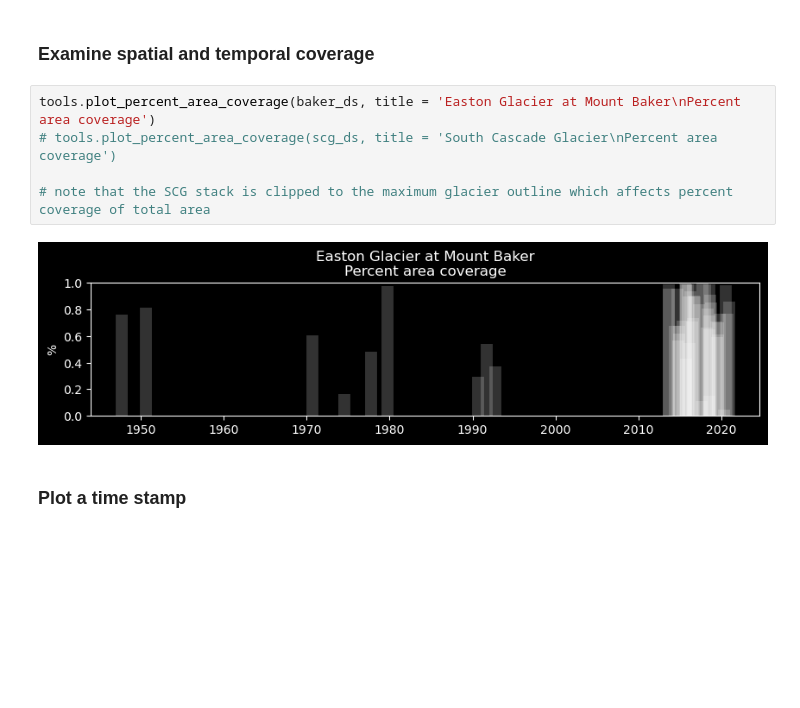
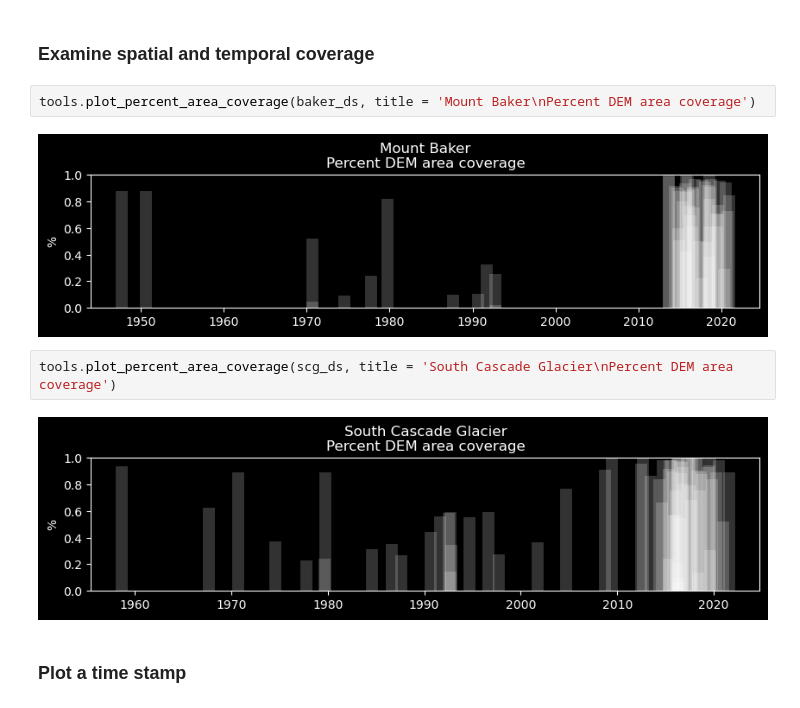
Before and after one commit to geo-smart/spacetime-elevation, a Jupyter notebook: contributors/friedrich/mount_baker_south_cascade_aws_data_access.ipynb, the cells around one changed output. Saved outputs shown, nothing was run; the diff lists cells and outputs as text; blank space fills up the shorter version.

```diff
--- a/contributors/friedrich/mount_baker_south_cascade_aws_data_access.ipynb
+++ b/contributors/friedrich/mount_baker_south_cascade_aws_data_access.ipynb
@@ -69,12 +106,13 @@ scale_factor :
 # %% [markdown]
 ### Examine spatial and temporal coverage
 # %%
-tools.plot_percent_area_coverage(baker_ds, title = 'Easton Glacier at Mount Baker\nPercent area coverage')
-# tools.plot_percent_area_coverage(scg_ds, title = 'South Cascade Glacier\nPercent area coverage')
-
-# note that the SCG stack is clipped to the maximum glacier outline which affects percent coverage of total area
+tools.plot_percent_area_coverage(baker_ds, title = 'Mount Baker\nPercent DEM area coverage')
 # %% [output]
-[figure, old version]
+[figure, new version]
+# %%
+tools.plot_percent_area_coverage(scg_ds, title = 'South Cascade Glacier\nPercent DEM area coverage')
+# %% [output]
+[figure, added]
 # %% [markdown]
 ### Plot a time stamp
 # %%
```
Also changed, not shown: parts of 7 cells of this notebook.
